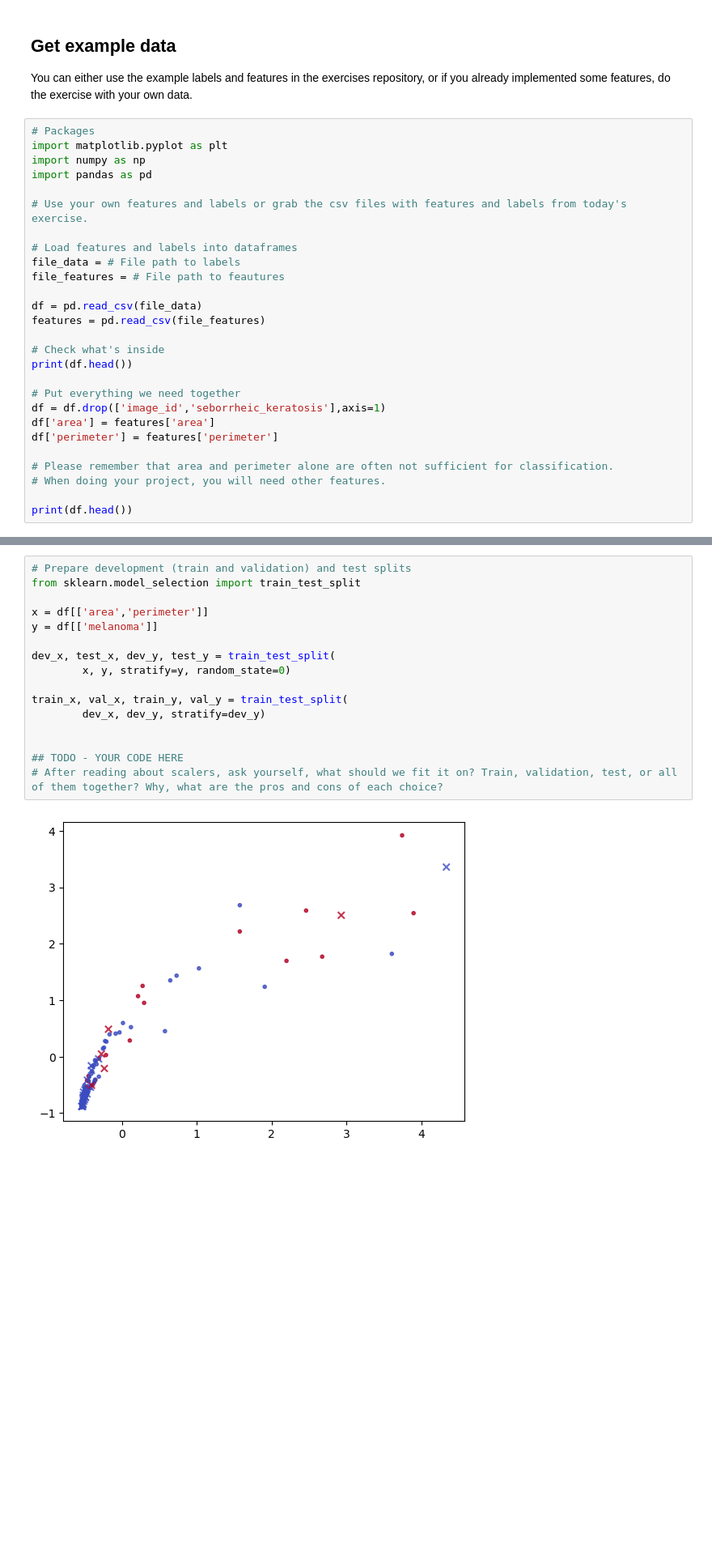
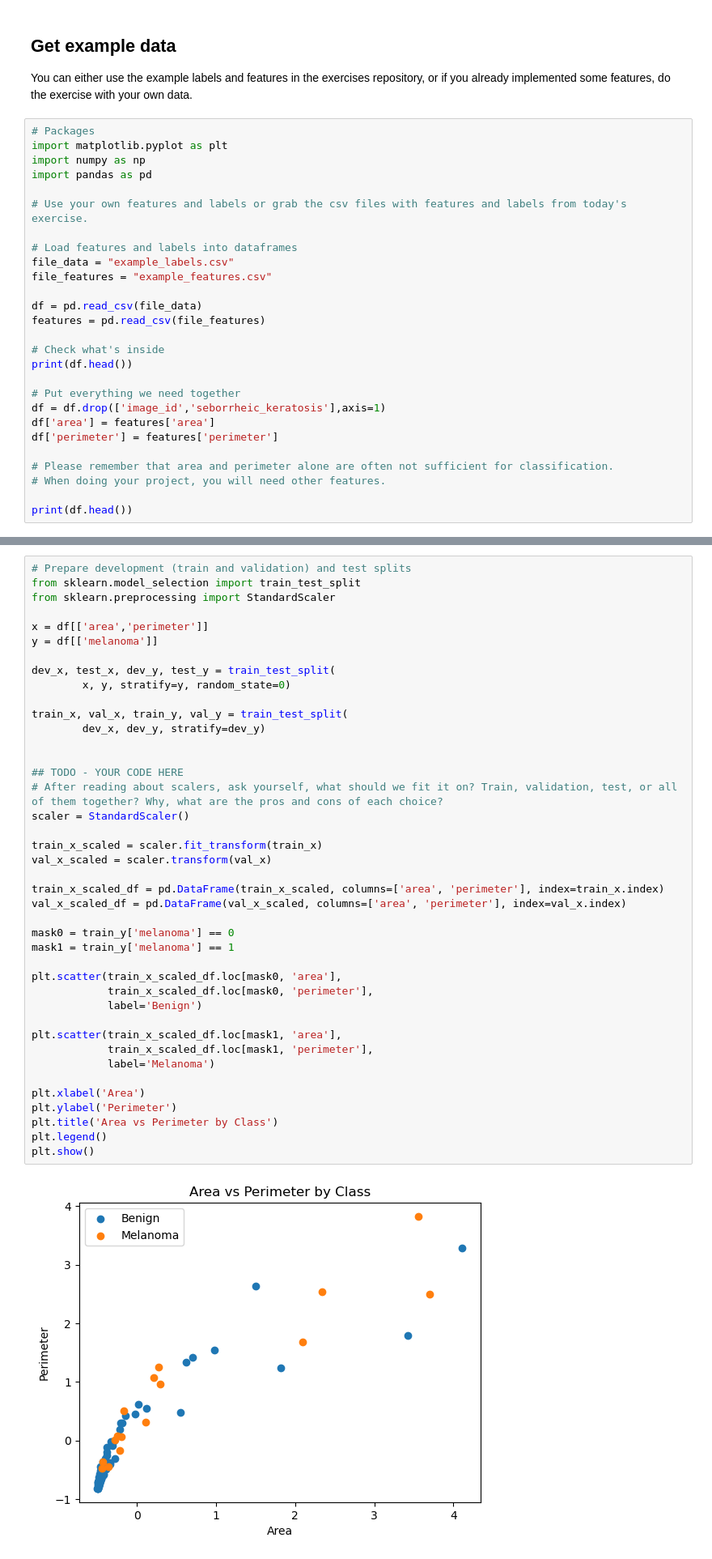
Before and after one commit to Somehowginger/ProjectInDataScience2026_Exercises, a Jupyter notebook: 07_Evaluation/FYP2026_07_evaluation.ipynb, the cells around one changed output, grey strips where cells are left out. Shown at 81% size. Saved outputs shown, nothing was run; the diff lists cells and outputs as text; blank space fills up the shorter version.

```diff
--- a/07_Evaluation/FYP2026_07_evaluation.ipynb
+++ b/07_Evaluation/FYP2026_07_evaluation.ipynb
@@ -21,8 +21,8 @@ import pandas as pd
 # Use your own features and labels or grab the csv files with features and labels from today's exercise.
 
 # Load features and labels into dataframes
-file_data = # File path to labels
-file_features = # File path to feautures
+file_data = "example_labels.csv"
+file_features = "example_features.csv"
 
 df = pd.read_csv(file_data)
 features = pd.read_csv(file_features)
@@ -68,21 +65,46 @@ Read about scaling here: https://scikit-learn.org/stable/modules/generated/sklea
 # %%
 # Prepare development (train and validation) and test splits
 from sklearn.model_selection import train_test_split
+from sklearn.preprocessing import StandardScaler
 
 x = df[['area','perimeter']]
 y = df[['melanoma']]
 
 dev_x, test_x, dev_y, test_y = train_test_split(
         x, y, stratify=y, random_state=0)
 
 train_x, val_x, train_y, val_y = train_test_split(
         dev_x, dev_y, stratify=dev_y)
 
 
 ## TODO - YOUR CODE HERE
 # After reading about scalers, ask yourself, what should we fit it on? Train, validation, test, or all of them together? Why, what are the pros and cons of each choice?
+scaler = StandardScaler()
+
+train_x_scaled = scaler.fit_transform(train_x)
+val_x_scaled = scaler.transform(val_x)
+
+train_x_scaled_df = pd.DataFrame(train_x_scaled, columns=['area', 'perimeter'], index=train_x.index)
+val_x_scaled_df = pd.DataFrame(val_x_scaled, columns=['area', 'perimeter'], index=val_x.index)
+
+mask0 = train_y['melanoma'] == 0
+mask1 = train_y['melanoma'] == 1
+
+plt.scatter(train_x_scaled_df.loc[mask0, 'area'],
+            train_x_scaled_df.loc[mask0, 'perimeter'],
+            label='Benign')
+
+plt.scatter(train_x_scaled_df.loc[mask1, 'area'],
+            train_x_scaled_df.loc[mask1, 'perimeter'],
+            label='Melanoma')
+
+plt.xlabel('Area')
+plt.ylabel('Perimeter')
+plt.title('Area vs Perimeter by Class')
+plt.legend()
+plt.show()
 # %% [output]
-[figure, old version]
+[figure, new version]
 # %% [markdown]
 ## Train and evaluate a classifier
 
```
Also changed, not shown: parts of 4 cells of this notebook, 1 other file.
